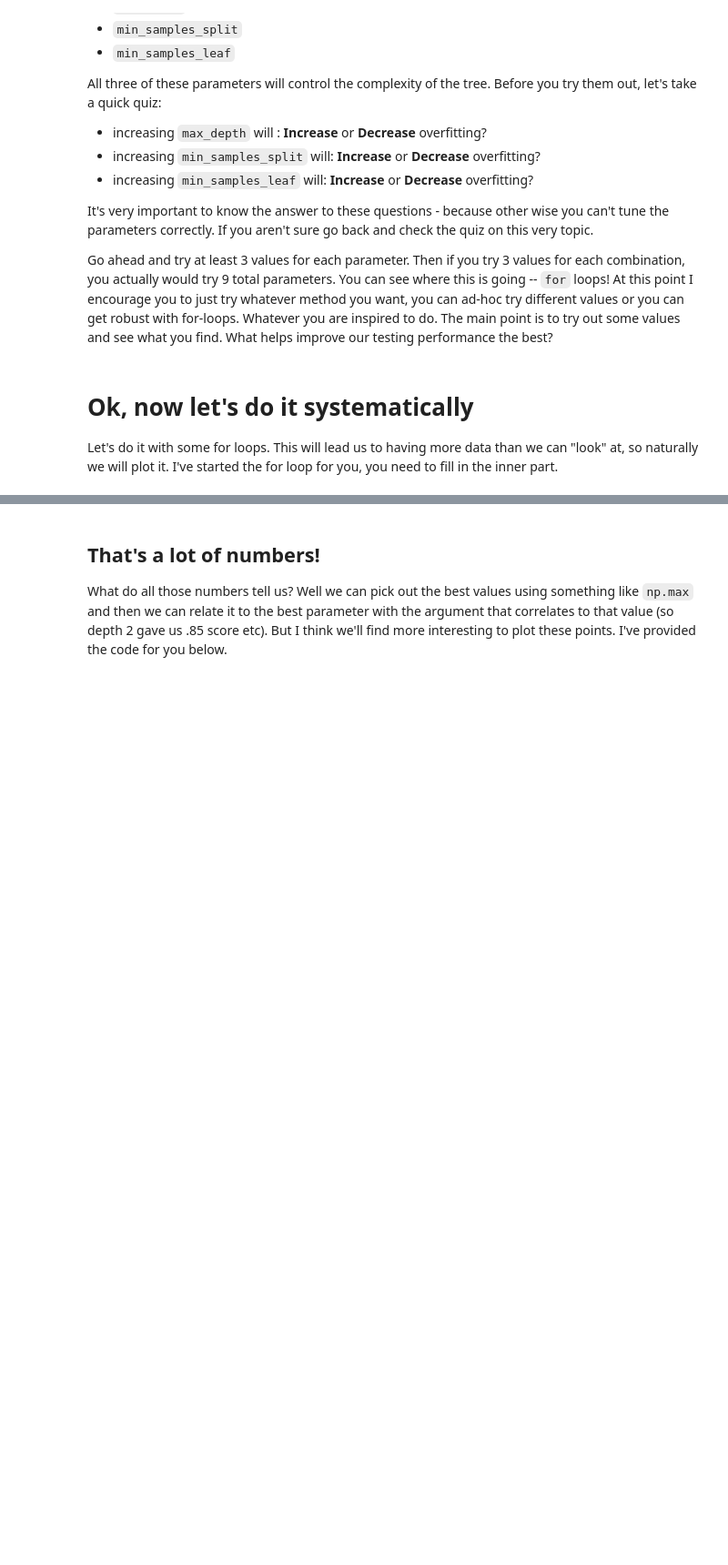
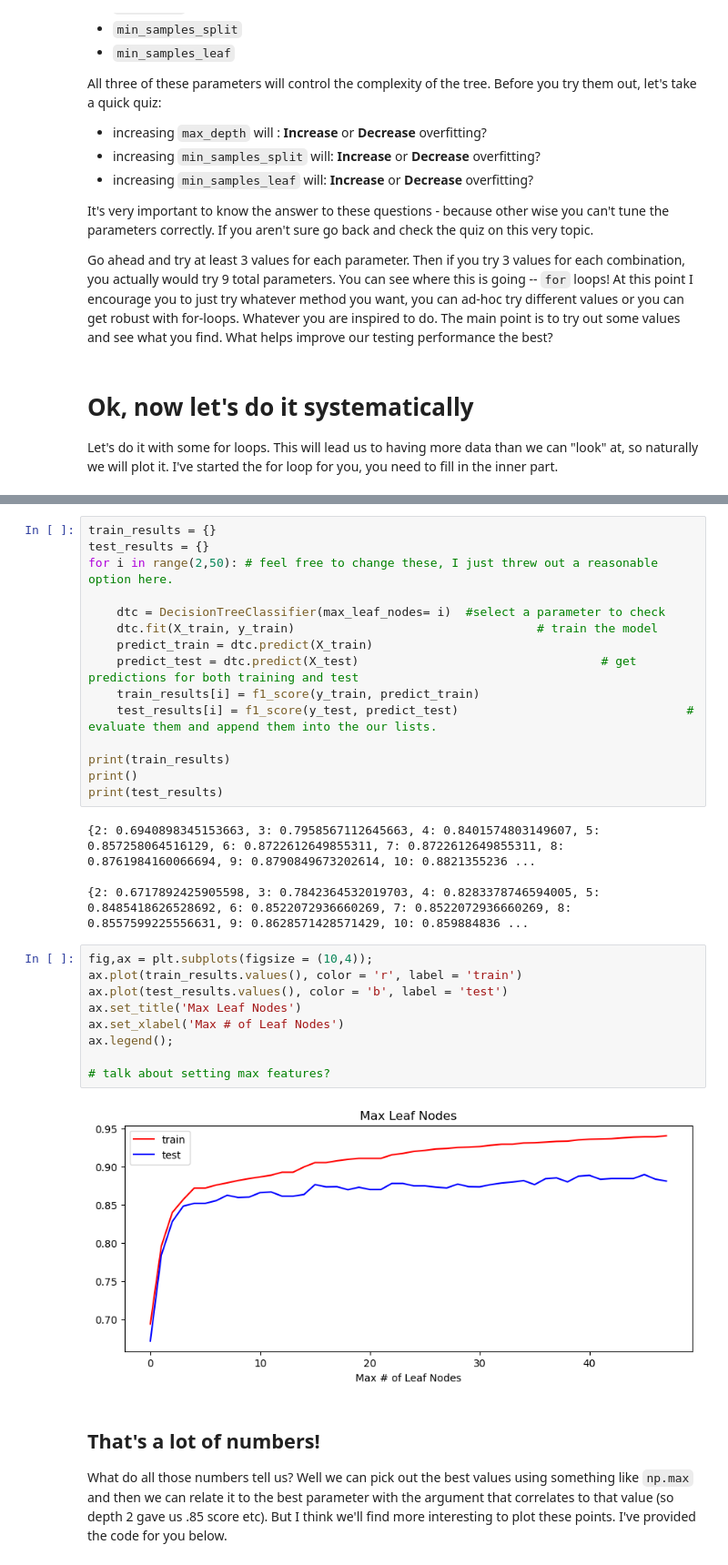
Before and after one commit to fan-yang-md/codingnomads, a Jupyter notebook: data-science-machine-learning-main/notebooks/06_Decision_Trees.ipynb, the cells around one changed output, grey strips where cells are left out. Shown: that part at 91% size. Drawn from its saved outputs; the diff is of its cells as text; blank space fills up the shorter version.

```diff
--- a/data-science-machine-learning-main/notebooks/06_Decision_Trees.ipynb
+++ b/data-science-machine-learning-main/notebooks/06_Decision_Trees.ipynb
@@ -169,3 +238,33 @@ print (test_results)
+# %%
+train_results = {}
+test_results = {}
+for i in range(2,50): # feel free to change these, I just threw out a reasonable option here.
+
+    dtc = DecisionTreeClassifier(max_leaf_nodes= i)  #select a parameter to check
+    dtc.fit(X_train, y_train)                                  # train the model
+    predict_train = dtc.predict(X_train)
+    predict_test = dtc.predict(X_test)                                  # get predictions for both training and test
+    train_results[i] = f1_score(y_train, predict_train)
+    test_results[i] = f1_score(y_test, predict_test)                                # evaluate them and append them into the our lists.
+
+print(train_results)
+print()
+print(test_results)
+# %% [output]
+{2: 0.6940898345153663, 3: 0.7958567112645663, 4: 0.8401574803149607, 5: 0.857258064516129, 6: 0.8722612649855311, 7: 0.8722612649855311, 8: 0.8761984160066694, 9: 0.8790849673202614, 10: 0.8821355236 ...
+
+{2: 0.6717892425905598, 3: 0.7842364532019703, 4: 0.8283378746594005, 5: 0.8485418626528692, 6: 0.8522072936660269, 7: 0.8522072936660269, 8: 0.8557599225556631, 9: 0.8628571428571429, 10: 0.859884836 ...
+# %%
+fig,ax = plt.subplots(figsize = (10,4));
+ax.plot(train_results.values(), color = 'r', label = 'train')
+ax.plot(test_results.values(), color = 'b', label = 'test')
+ax.set_title('Max Leaf Nodes')
+ax.set_xlabel('Max # of Leaf Nodes')
+ax.legend();
+
+# talk about setting max features?
+# %% [output]
+[figure, added]
 # %% [markdown]
 ## That's a lot of numbers!
 
```
Also changed, not shown: parts of 12 cells of this notebook.
